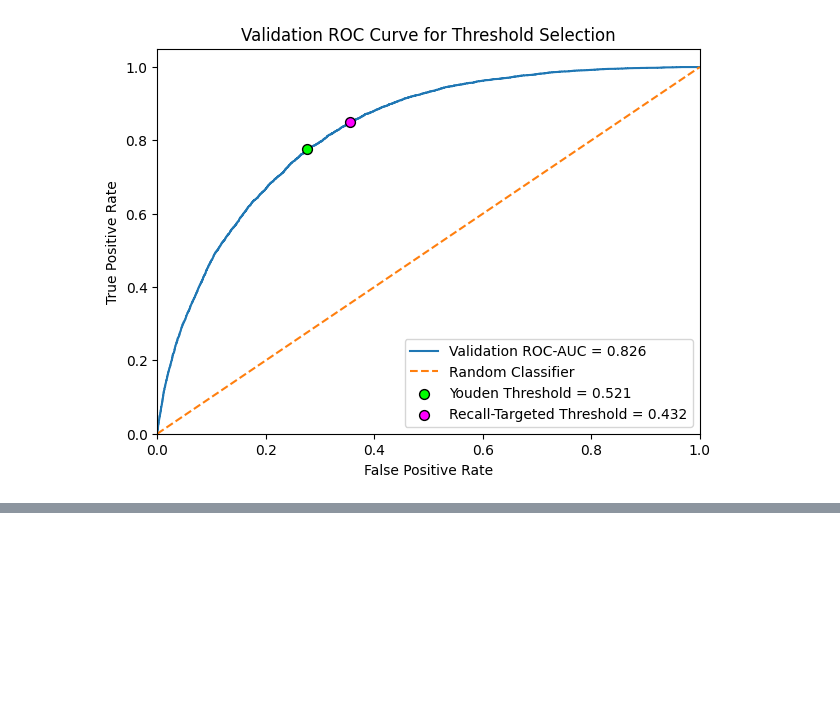
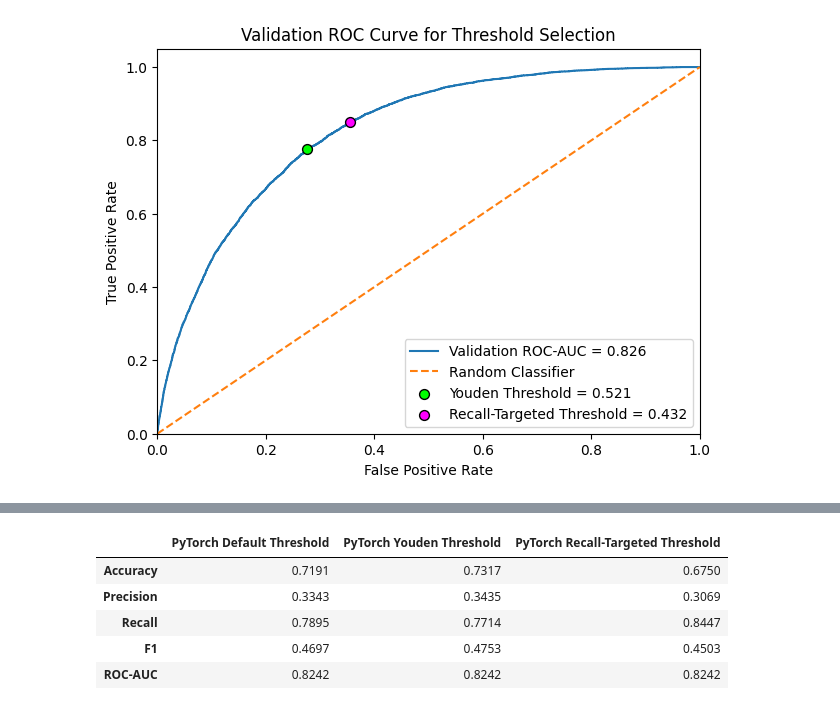
Before and after one commit to jayjay0317/diabetes-risk-reliability-pytorch, a Jupyter notebook: notebooks/03_pytorch_mlp_training.ipynb, the cells around one changed output, grey strips where cells are left out. Drawn from its saved outputs; the diff is of its cells as text; code cells hidden in the pictures; blank space fills up the shorter version.

Commit message:
Add PyTorch MLP test threshold comparison

```diff
--- a/notebooks/03_pytorch_mlp_training.ipynb
+++ b/notebooks/03_pytorch_mlp_training.ipynb
@@ -713,0 +718,44 @@ All three thresholds are selected before looking at the held-out test set.
+# %%
+test_loss, test_probs, test_targets = evaluate_model(
+    model=model,
+    dataloader=test_loader,
+    criterion=criterion,
+    device=device
+)
+
+test_pred_default = (test_probs >= 0.5).astype(int)
+test_pred_youden = (test_probs >= youden_threshold).astype(int)
+test_pred_recall_targeted = (test_probs >= recall_target_threshold).astype(int)
+
+metrics_test_default = evaluate_predictions(
+    y_true=test_targets,
+    y_pred=test_pred_default,
+    y_proba=test_probs
+)
+
+metrics_test_youden = evaluate_predictions(
+    y_true=test_targets,
+    y_pred=test_pred_youden,
+    y_proba=test_probs
+)
+
+metrics_test_recall_targeted = evaluate_predictions(
+    y_true=test_targets,
+    y_pred=test_pred_recall_targeted,
+    y_proba=test_probs
+)
+
+metrics_test_comparison = pd.DataFrame({
+    "PyTorch Default Threshold": metrics_test_default,
+    "PyTorch Youden Threshold": metrics_test_youden,
+    "PyTorch Recall-Targeted Threshold": metrics_test_recall_targeted
+})
+
+metrics_test_comparison
+# %% [output]
+|  | PyTorch Default Threshold | PyTorch Youden Threshold | PyTorch Recall-Targeted Threshold |
+| Accuracy | 0.7191 | 0.7317 | 0.6750 |
+| Precision | 0.3343 | 0.3435 | 0.3069 |
+| Recall | 0.7895 | 0.7714 | 0.8447 |
+| F1 | 0.4697 | 0.4753 | 0.4503 |
+| ROC-AUC | 0.8242 | 0.8242 | 0.8242 |
```
Also changed, not shown: parts of 3 cells of this notebook.
